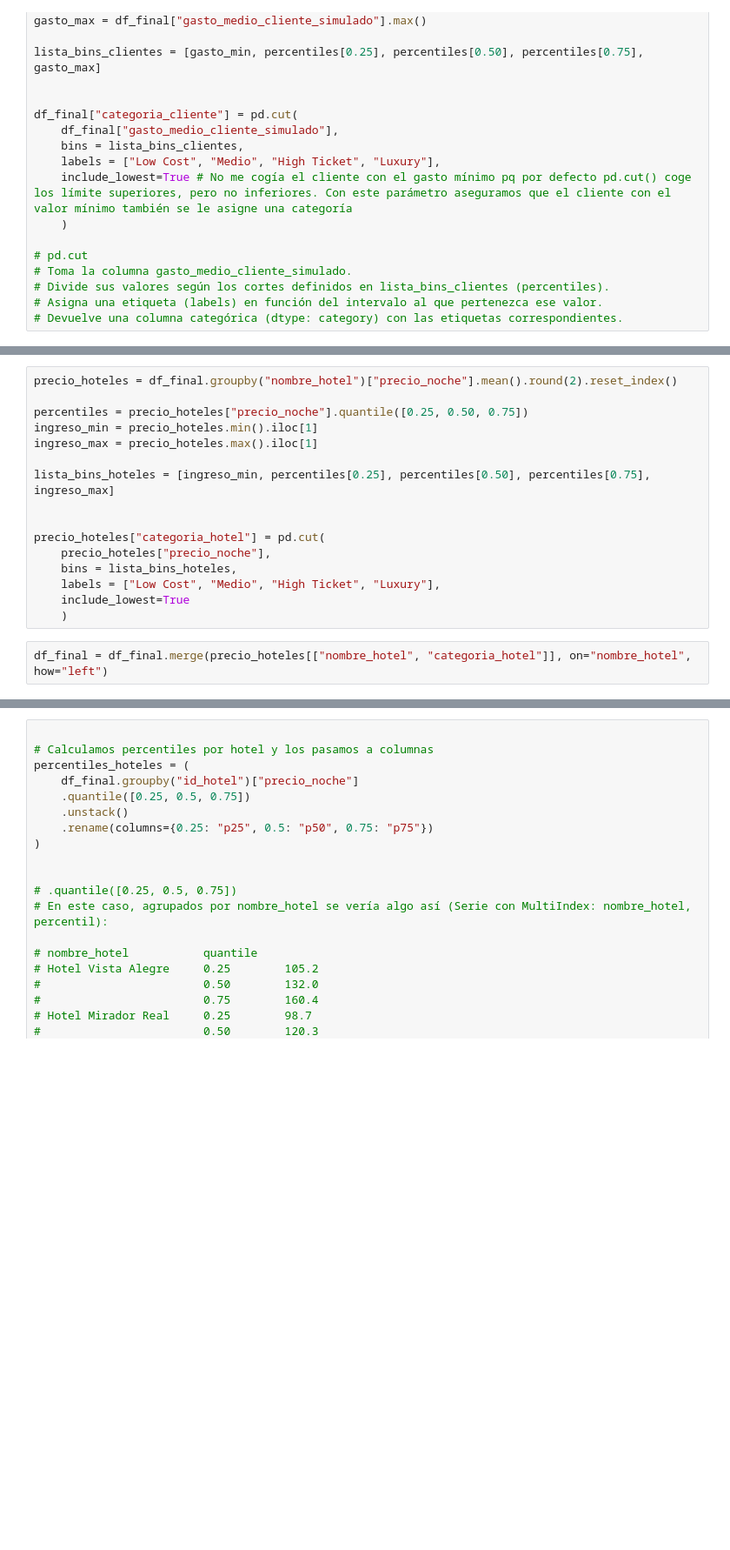
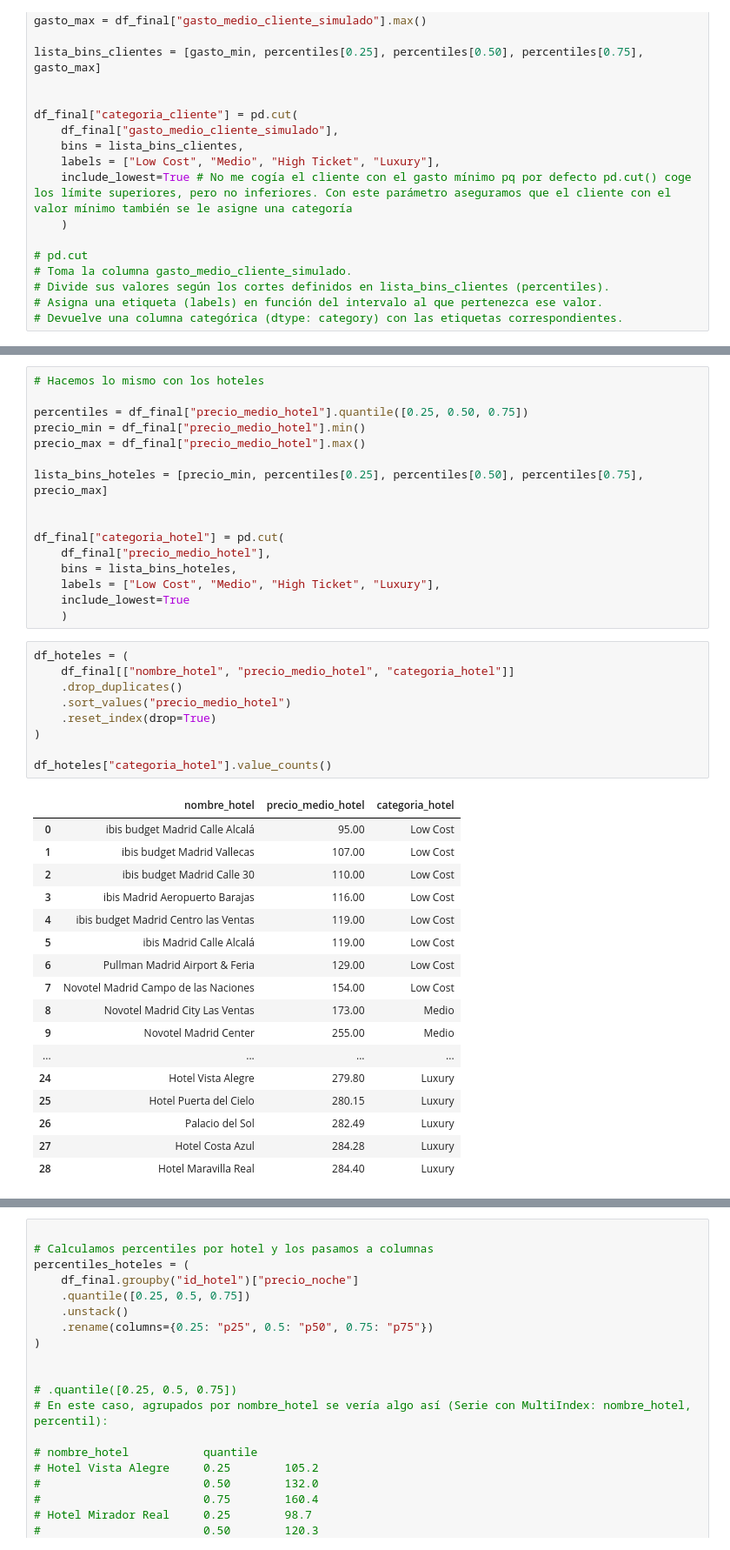
Before and after one commit to Vic4s/ETL_Hoteles, a Jupyter notebook: notebook_limpio/final_limpio.ipynb, the cells around one changed output, grey strips where cells are left out. Shown at 87% size. Saved outputs shown, nothing was run; the diff lists cells and outputs as text; blank space fills up the shorter version.

```diff
--- a/notebook_limpio/final_limpio.ipynb
+++ b/notebook_limpio/final_limpio.ipynb
@@ -284,18 +300,43 @@ TIPO HOTEL
 # %%
-precio_hoteles = df_final.groupby("nombre_hotel")["precio_noche"].mean().round(2).reset_index()
+# Hacemos lo mismo con los hoteles
 
-percentiles = precio_hoteles["precio_noche"].quantile([0.25, 0.50, 0.75])
-ingreso_min = precio_hoteles.min().iloc[1]
-ingreso_max = precio_hoteles.max().iloc[1]
+percentiles = df_final["precio_medio_hotel"].quantile([0.25, 0.50, 0.75])
+precio_min = df_final["precio_medio_hotel"].min()
+precio_max = df_final["precio_medio_hotel"].max()
 
-lista_bins_hoteles = [ingreso_min, percentiles[0.25], percentiles[0.50], percentiles[0.75], ingreso_max]
+lista_bins_hoteles = [precio_min, percentiles[0.25], percentiles[0.50], percentiles[0.75], precio_max]
 
 
-precio_hoteles["categoria_hotel"] = pd.cut(
-    precio_hoteles["precio_noche"],
+df_final["categoria_hotel"] = pd.cut(
+    df_final["precio_medio_hotel"],
     bins = lista_bins_hoteles,
     labels = ["Low Cost", "Medio", "High Ticket", "Luxury"],
     include_lowest=True
     )
-# %%
-df_final = df_final.merge(precio_hoteles[["nombre_hotel", "categoria_hotel"]], on="nombre_hotel", how="left")
+# %%
+df_hoteles = (
+    df_final[["nombre_hotel", "precio_medio_hotel", "categoria_hotel"]]
+    .drop_duplicates()
+    .sort_values("precio_medio_hotel")
+    .reset_index(drop=True)
+)
+
+df_hoteles["categoria_hotel"].value_counts()
+# %% [output]
+|  | nombre_hotel | precio_medio_hotel | categoria_hotel |
+| 0 | ibis budget Madrid Calle Alcalá | 95.00 | Low Cost |
+| 1 | ibis budget Madrid Vallecas | 107.00 | Low Cost |
+| 2 | ibis budget Madrid Calle 30 | 110.00 | Low Cost |
+| 3 | ibis Madrid Aeropuerto Barajas | 116.00 | Low Cost |
+| 4 | ibis budget Madrid Centro las Ventas | 119.00 | Low Cost |
+| 5 | ibis Madrid Calle Alcalá | 119.00 | Low Cost |
+| 6 | Pullman Madrid Airport & Feria | 129.00 | Low Cost |
+| 7 | Novotel Madrid Campo de las Naciones | 154.00 | Low Cost |
+| 8 | Novotel Madrid City Las Ventas | 173.00 | Medio |
+| 9 | Novotel Madrid Center | 255.00 | Medio |
+| ... | ... | ... | ... |
+| 24 | Hotel Vista Alegre | 279.80 | Luxury |
+| 25 | Hotel Puerta del Cielo | 280.15 | Luxury |
+| 26 | Palacio del Sol | 282.49 | Luxury |
+| 27 | Hotel Costa Azul | 284.28 | Luxury |
+| 28 | Hotel Maravilla Real | 284.40 | Luxury |
```
Also changed, not shown: parts of 46 cells of this notebook, 8 other files.
